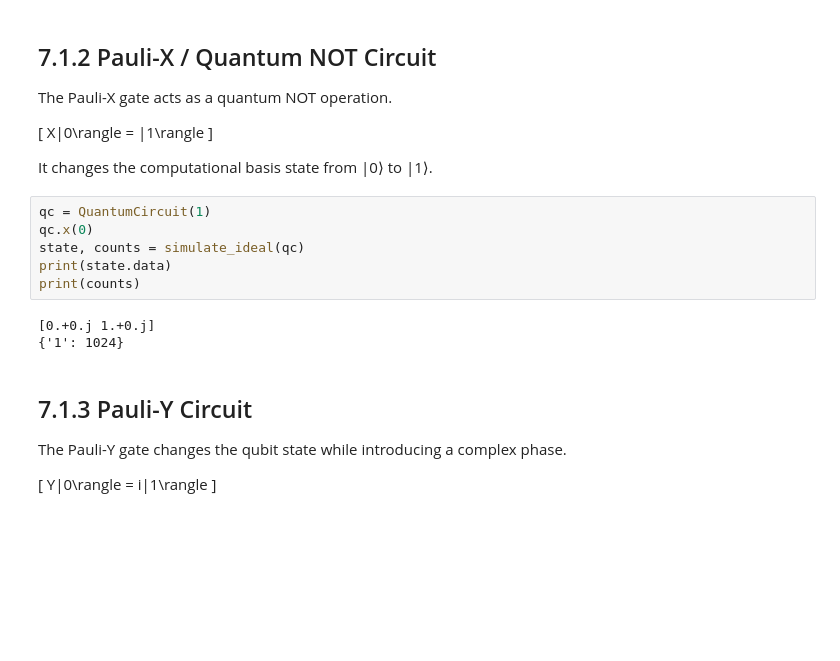
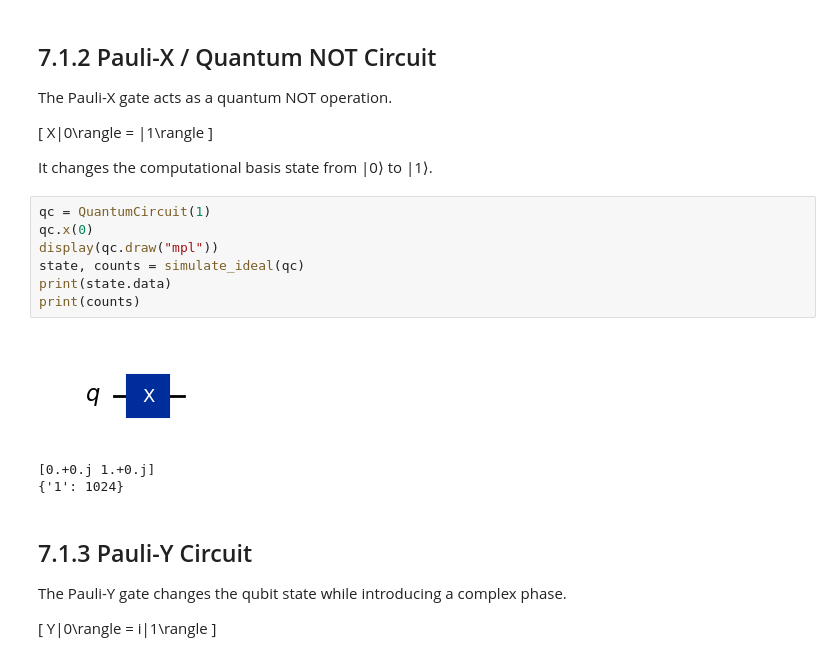
Before and after one commit to Siri800/Quantum_computing, a Jupyter notebook: Quantum_lab1.ipynb, the cells around one changed output. Cells and saved outputs as stored; diff of their text form; blank space fills up the shorter version.

```diff
--- a/Quantum_lab1.ipynb
+++ b/Quantum_lab1.ipynb
@@ -305,10 +307,12 @@ It changes the computational basis state from |0⟩ to |1⟩.
 # %%
 qc = QuantumCircuit(1)
 qc.x(0)
+display(qc.draw("mpl"))
 state, counts = simulate_ideal(qc)
 print(state.data)
 print(counts)
 # %% [output]
+[figure, added]
 [0.+0.j 1.+0.j]
 {'1': 1024}
 # %% [markdown]
```
Also changed, not shown: parts of 21 cells of this notebook.
